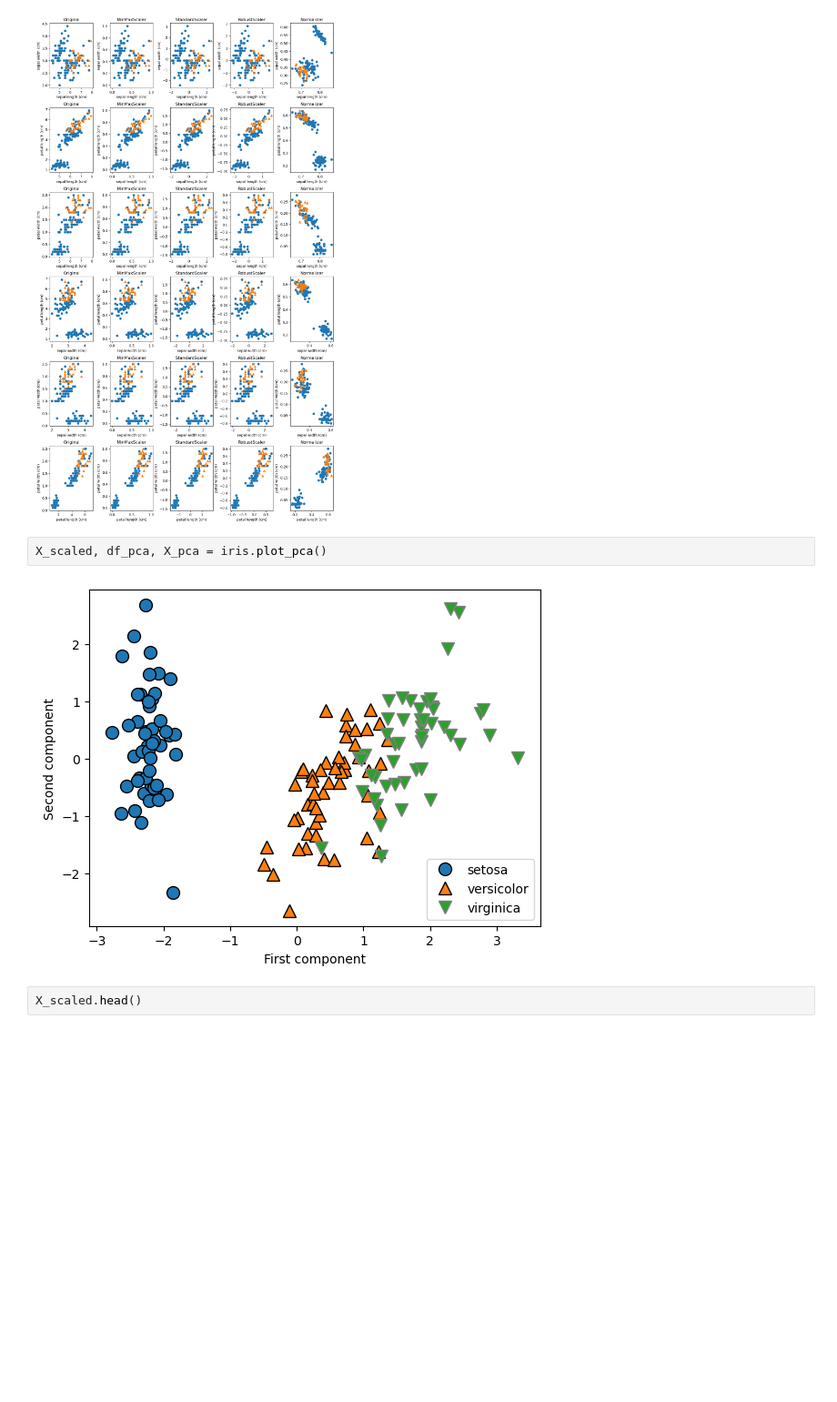
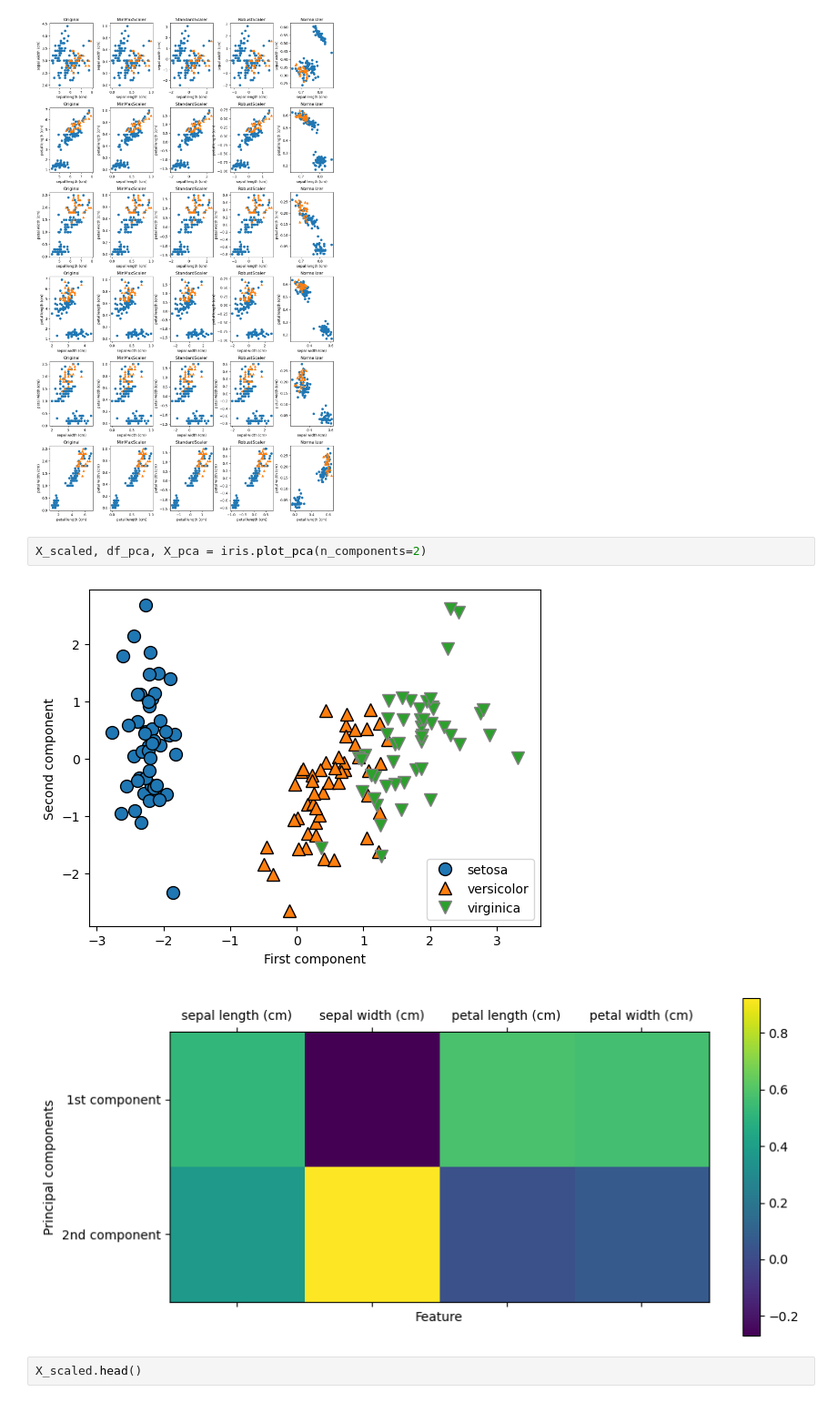
Before and after one commit to adachi0612/iris_work, a Jupyter notebook: analyze_iris_ruito_adachi.ipynb, the cells around one changed output. Shown at 91% size. Drawn from its saved outputs; the diff is of its cells as text; blank space fills up the shorter version.

```diff
--- a/analyze_iris_ruito_adachi.ipynb
+++ b/analyze_iris_ruito_adachi.ipynb
@@ -146,9 +146,10 @@ RobustScaler    : test score: 0.73 train score: 0.96
 Normalizer      : test score: 0.00 train score: 0.83
 [figure]
 # %%
-X_scaled, df_pca, X_pca = iris.plot_pca()
+X_scaled, df_pca, X_pca = iris.plot_pca(n_components=2)
 # %% [output]
 [figure]
+[figure, added]
 # %%
 X_scaled.head()
 # %% [output]
```
Also changed, not shown: parts of 6 cells of this notebook, 1 other file.
